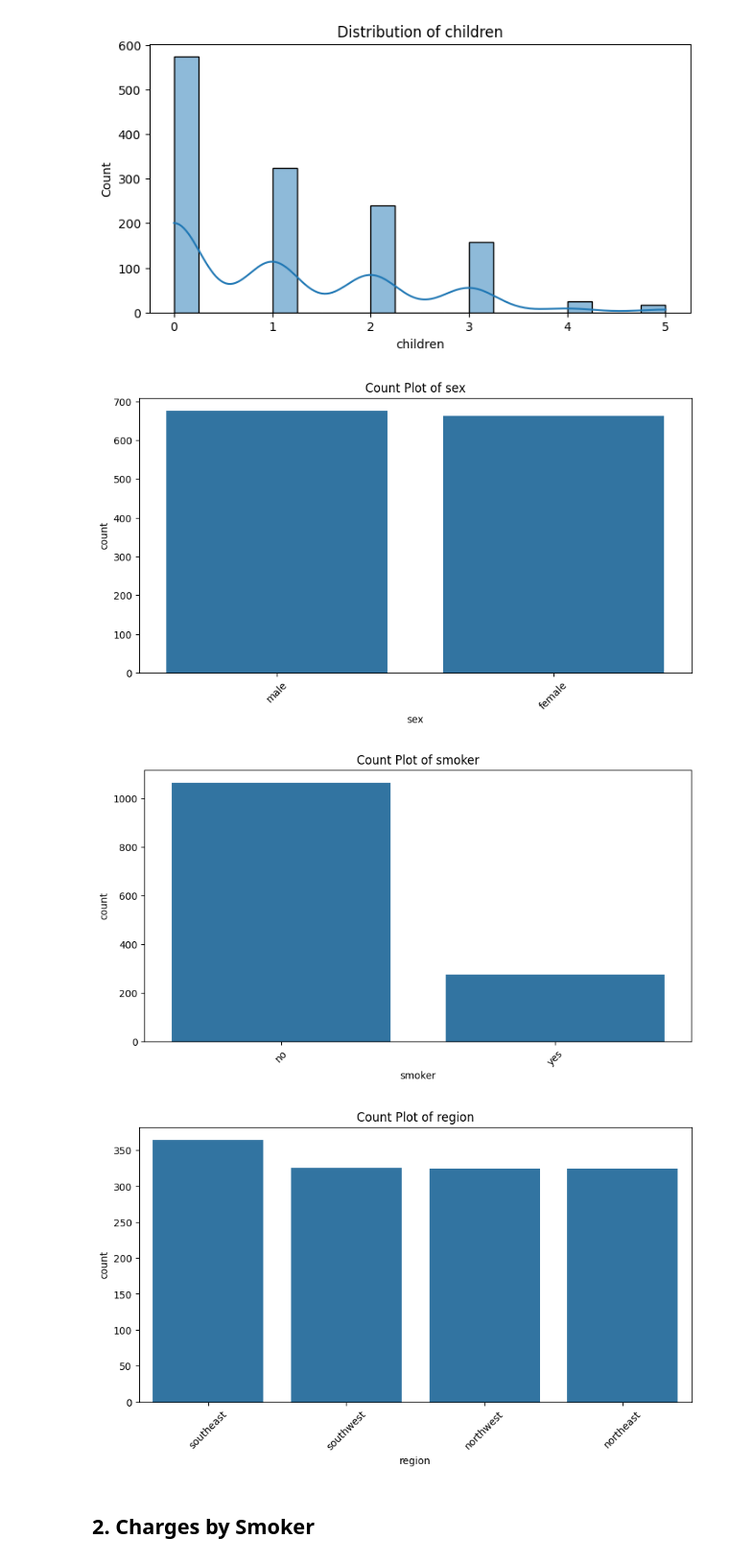
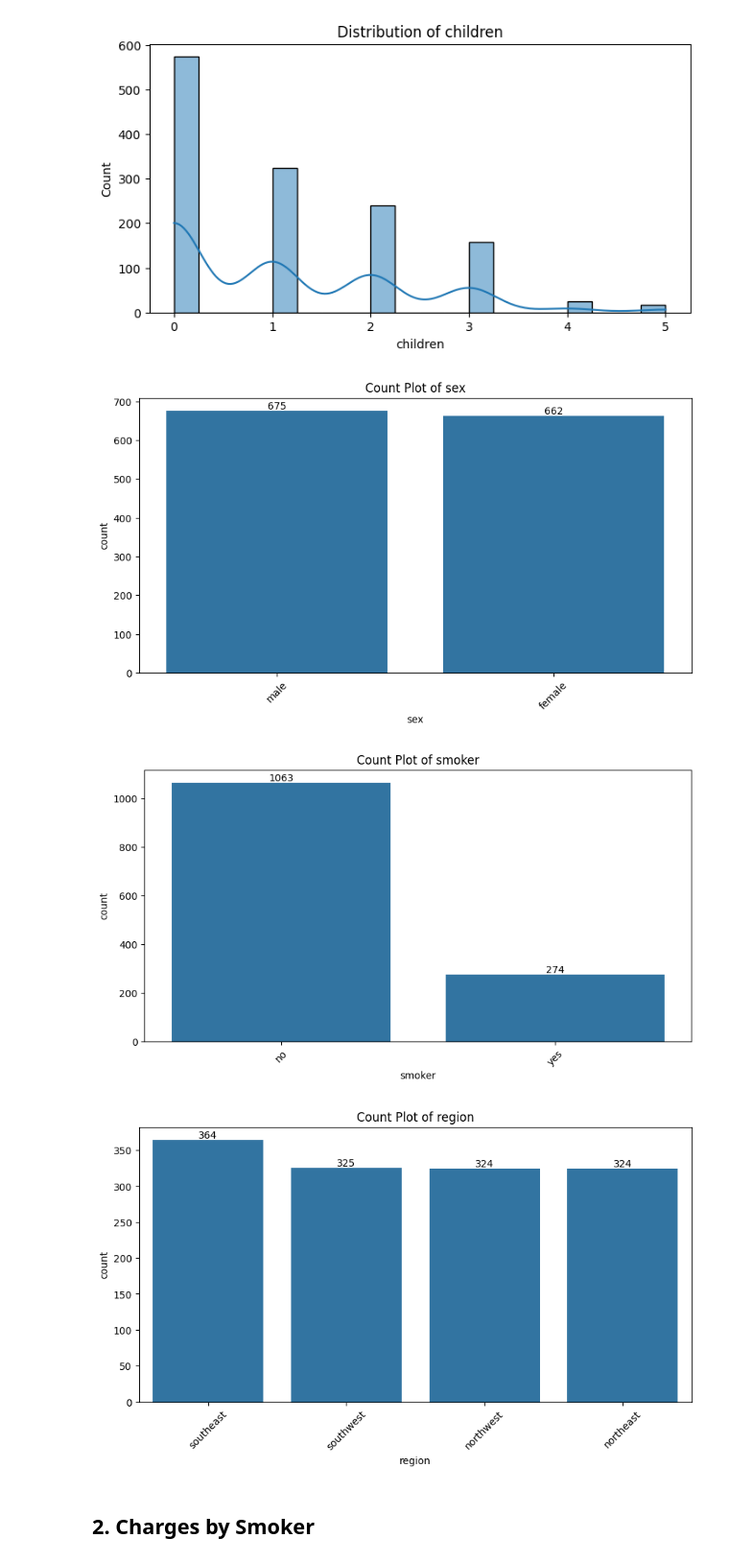
Before and after one commit to ameliacitradewi/Insurance-Cost-Prediction, a Jupyter notebook: code.ipynb, the cells around one changed output. Shown at 96% size. Saved outputs shown, nothing was run; the diff lists cells and outputs as text; code cells hidden in the pictures.

```diff
--- a/code.ipynb
+++ b/code.ipynb
@@ -394,14 +394,18 @@ for col in numeric_cols:
 # %%
 for col in categorical_cols:
     plt.figure(figsize=(10, 5))
-    sns.countplot(data=plot_df, x=col, order=plot_df[col].value_counts().index)
+    ax = sns.countplot(data=plot_df, x=col, order=plot_df[col].value_counts().index)
     plt.title(f"Count Plot of {col}")
     plt.xticks(rotation=45)
+
+    for container in ax.containers:
+        ax.bar_label(container)
+
     plt.show()
 # %% [output]
-[figure, old version]
+[figure, new version]
-[figure, old version]
+[figure, new version]
-[figure, old version]
+[figure, new version]
 # %% [markdown]
 ## 2. Charges by Smoker
 # %%
```
Also changed, not shown: parts of 1 cell of this notebook.
